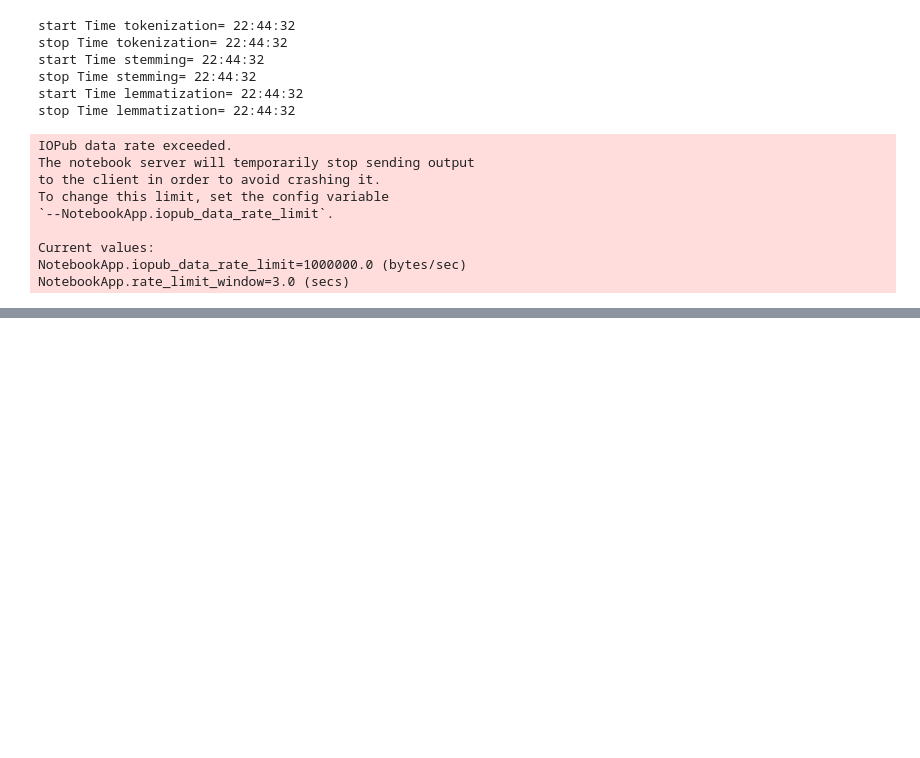
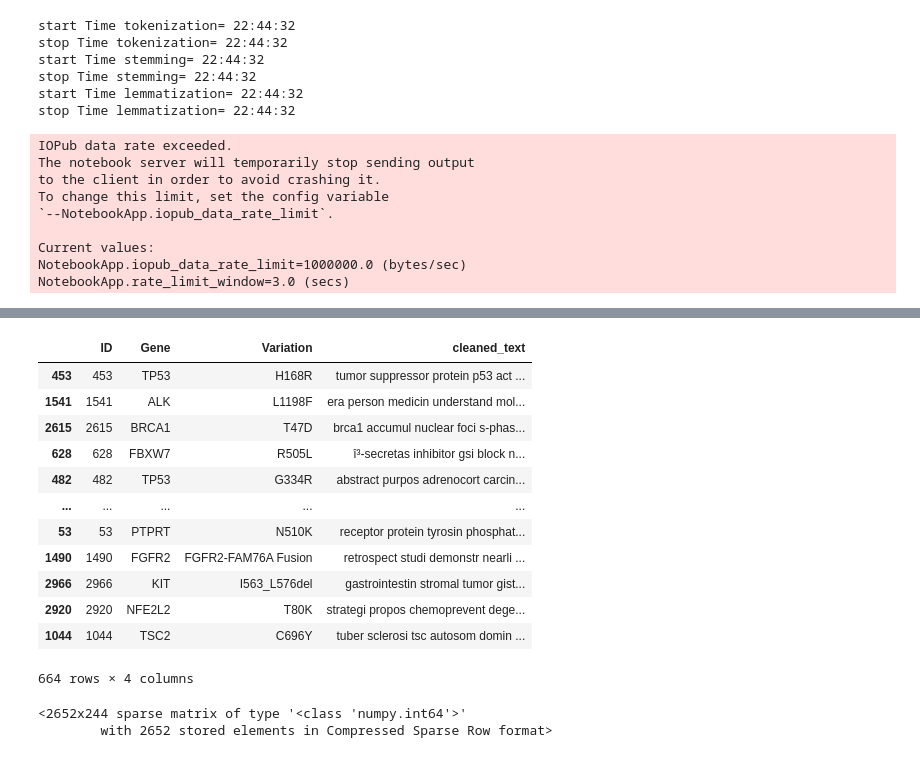
Before and after one commit to surendhar-1706/Classification_of_cancer_mutants, a Jupyter notebook: Cancer_Mutant.ipynb, the cells around one changed output, grey strips where cells are left out. Cells and saved outputs as stored; diff of their text form; code cells hidden in the pictures; blank space fills up the shorter version.

```diff
--- a/Cancer_Mutant.ipynb
+++ b/Cancer_Mutant.ipynb
@@ -241,0 +318,16 @@ pickle_out1.close()
+# %%
+x_test
+# %% [output]
+|  | ID | Gene | Variation | cleaned_text |
+| 453 | 453 | TP53 | H168R | tumor suppressor protein p53 act ... |
+| 1541 | 1541 | ALK | L1198F | era person medicin understand mol... |
+| 2615 | 2615 | BRCA1 | T47D | brca1 accumul nuclear foci s-phas... |
+| 628 | 628 | FBXW7 | R505L | î³-secretas inhibitor gsi block n... |
+| 482 | 482 | TP53 | G334R | abstract purpos adrenocort carcin... |
+| ... | ... | ... | ... | ... |
+| 53 | 53 | PTPRT | N510K | receptor protein tyrosin phosphat... |
+| 1490 | 1490 | FGFR2 | FGFR2-FAM76A Fusion | retrospect studi demonstr nearli ... |
+| 2966 | 2966 | KIT | I563_L576del | gastrointestin stromal tumor gist... |
+| 2920 | 2920 | NFE2L2 | T80K | strategi propos chemoprevent dege... |
+| 1044 | 1044 | TSC2 | C696Y | tuber sclerosi tsc autosom domin ... |
+664 rows × 4 columns
@@ -241,0 +347,5 @@ pickle_out1.close()
+# %%
+gene_train
+# %% [output]
+<2652x244 sparse matrix of type '<class 'numpy.int64'>'
+        with 2652 stored elements in Compressed Sparse Row format>
```
Also changed, not shown: parts of 25 cells of this notebook, 1 other file.
